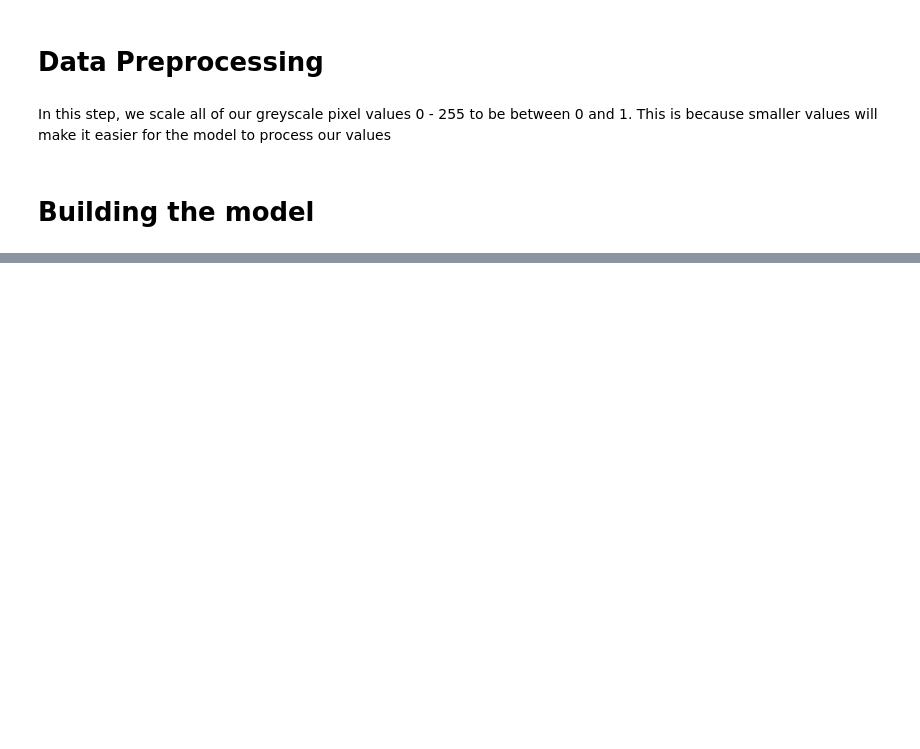
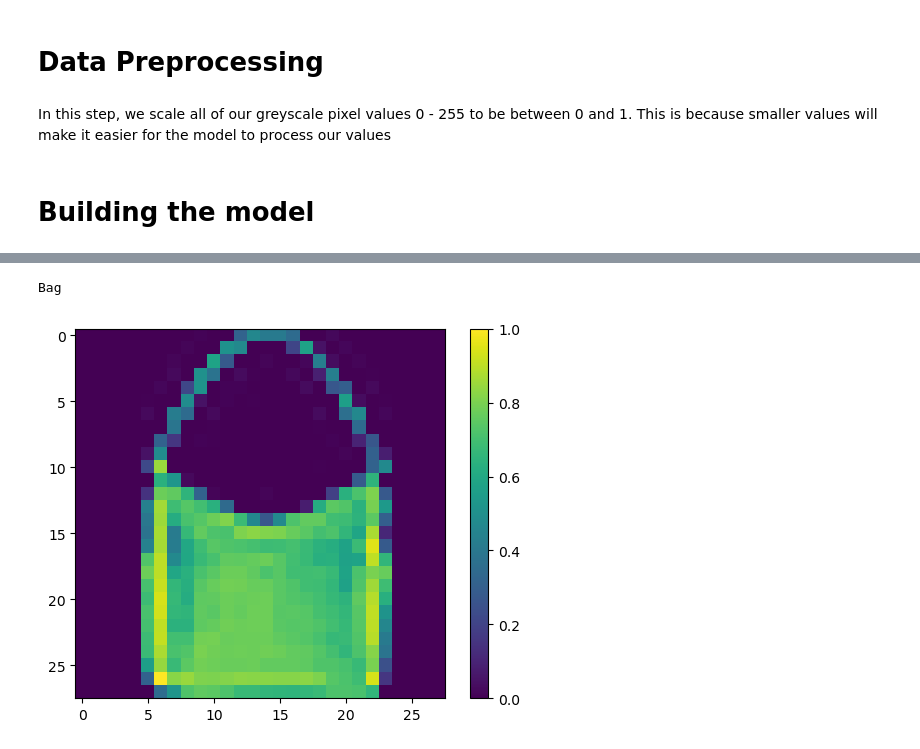
Before and after one commit to valemicolgarcia/TensorFlow, a Jupyter notebook: Neural Networks with Tensorflow/neuralNetwork1.ipynb, the cells around one changed output, grey strips where cells are left out. Cells and saved outputs as stored; diff of their text form; code cells hidden in the pictures; blank space fills up the shorter version.

```diff
--- a/Neural Networks with Tensorflow/neuralNetwork1.ipynb
+++ b/Neural Networks with Tensorflow/neuralNetwork1.ipynb
@@ -72,0 +66,4 @@ model = keras.Sequential([
+# %%
+model.compile(optimizer ='adam', #ajusta los pesos del modelo para minimizar la funcion de perdida
+              loss='sparse_categorical_crossentropy', #identifica cuan bien se desempe;a el modelo, sparse.. se usa en problemas de clasificacion con etiquetas enteras
+              metrics=['accuracy']) #metrica
@@ -72,0 +72,2 @@ model = keras.Sequential([
+# %%
+model.fit(train_images, train_labels, epochs=1)
@@ -72,0 +91,3 @@ model = keras.Sequential([
+# %%
+predictions = model.predict(test_images)
+print(predictions)
@@ -72,0 +121,10 @@ model = keras.Sequential([
+# %%
+print(class_names[np.argmax(predictions[34])])
+plt.figure()
+plt.imshow(test_images[34])
+plt.colorbar()
+plt.grid(False)
+plt.show()
+# %% [output]
+Bag
+[figure, added]
```
Also changed, not shown: parts of 12 cells of this notebook, 1 other file.
